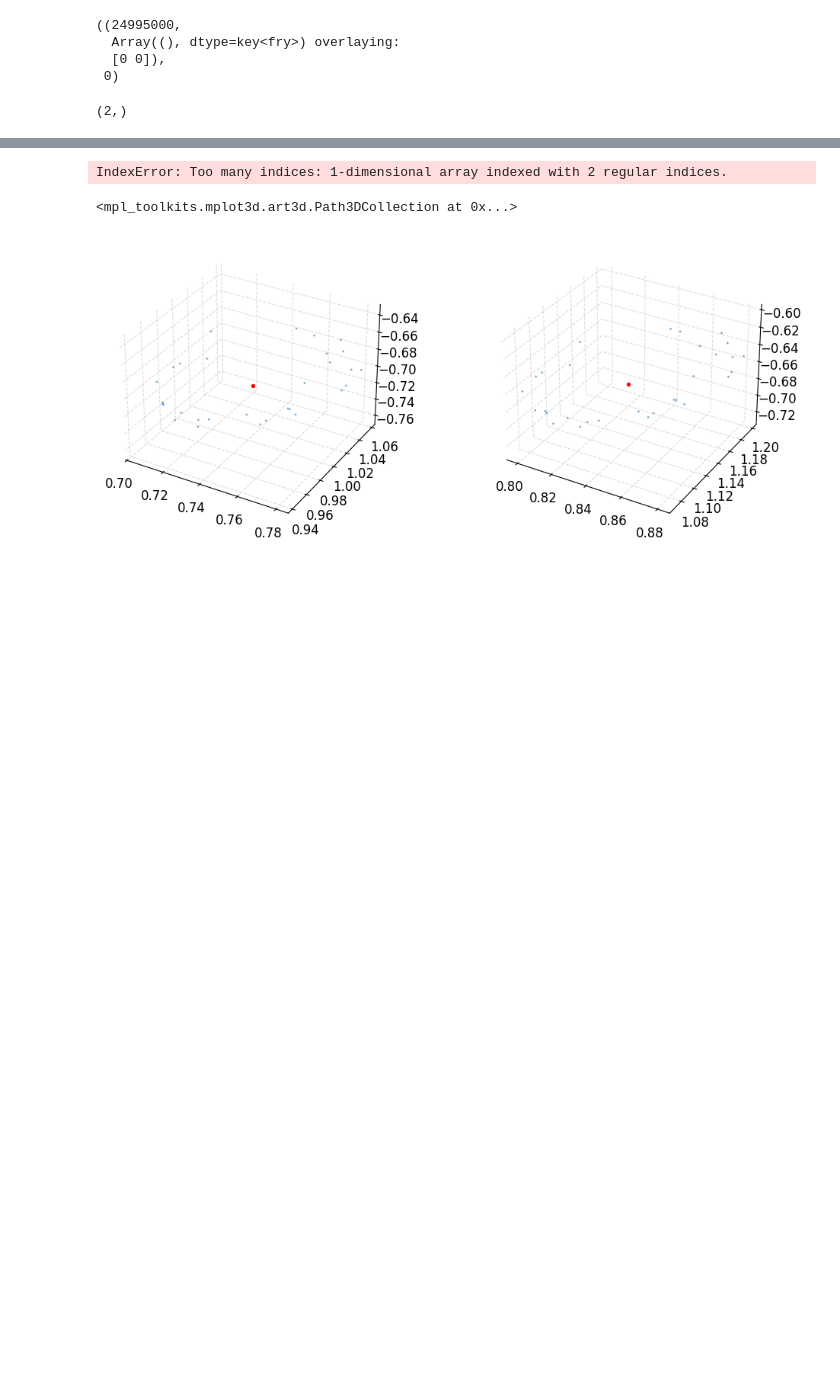
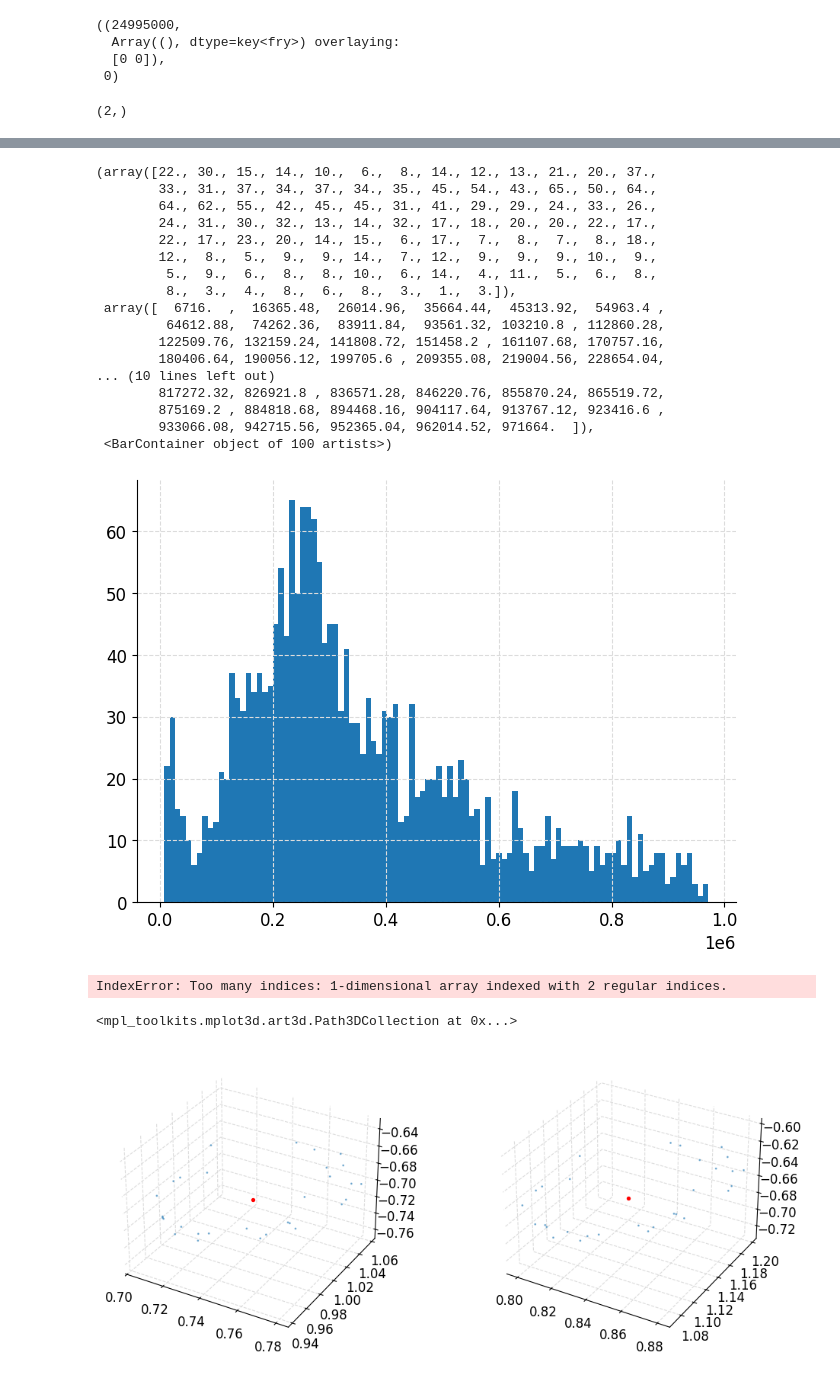
Before and after one commit to Jhko725/sandbox, a Jupyter notebook: notebooks/analysis/tangent_evolution.ipynb, the cells around one changed output, grey strips where cells are left out. Saved outputs shown, nothing was run; the diff lists cells and outputs as text; code cells hidden in the pictures; blank space fills up the shorter version.

```diff
--- a/notebooks/analysis/tangent_evolution.ipynb
+++ b/notebooks/analysis/tangent_evolution.ipynb
@@ -73,3 +216,25 @@ tree = KDTree(u_dataset_flat, leaf_size=10)
+# %%
+lens = [len(r) for r in result]
+plt.hist(lens, bins=100)
+# %% [output]
+(array([22., 30., 15., 14., 10.,  6.,  8., 14., 12., 13., 21., 20., 37.,
+        33., 31., 37., 34., 37., 34., 35., 45., 54., 43., 65., 50., 64.,
+        64., 62., 55., 42., 45., 45., 31., 41., 29., 29., 24., 33., 26.,
+        24., 31., 30., 32., 13., 14., 32., 17., 18., 20., 20., 22., 17.,
+        22., 17., 23., 20., 14., 15.,  6., 17.,  7.,  8.,  7.,  8., 18.,
+        12.,  8.,  5.,  9.,  9., 14.,  7., 12.,  9.,  9.,  9., 10.,  9.,
+         5.,  9.,  6.,  8.,  8., 10.,  6., 14.,  4., 11.,  5.,  6.,  8.,
+         8.,  3.,  4.,  8.,  6.,  8.,  3.,  1.,  3.]),
+ array([  6716.  ,  16365.48,  26014.96,  35664.44,  45313.92,  54963.4 ,
+         64612.88,  74262.36,  83911.84,  93561.32, 103210.8 , 112860.28,
+        122509.76, 132159.24, 141808.72, 151458.2 , 161107.68, 170757.16,
+        180406.64, 190056.12, 199705.6 , 209355.08, 219004.56, 228654.04,
+... (10 lines left out)
+        817272.32, 826921.8 , 836571.28, 846220.76, 855870.24, 865519.72,
+        875169.2 , 884818.68, 894468.16, 904117.64, 913767.12, 923416.6 ,
+        933066.08, 942715.56, 952365.04, 962014.52, 971664.  ]),
+ <BarContainer object of 100 artists>)
+[figure, added]
 # %%
 sample_idx = 30
 
```
Also changed, not shown: parts of 27 cells of this notebook, 2 other files.
